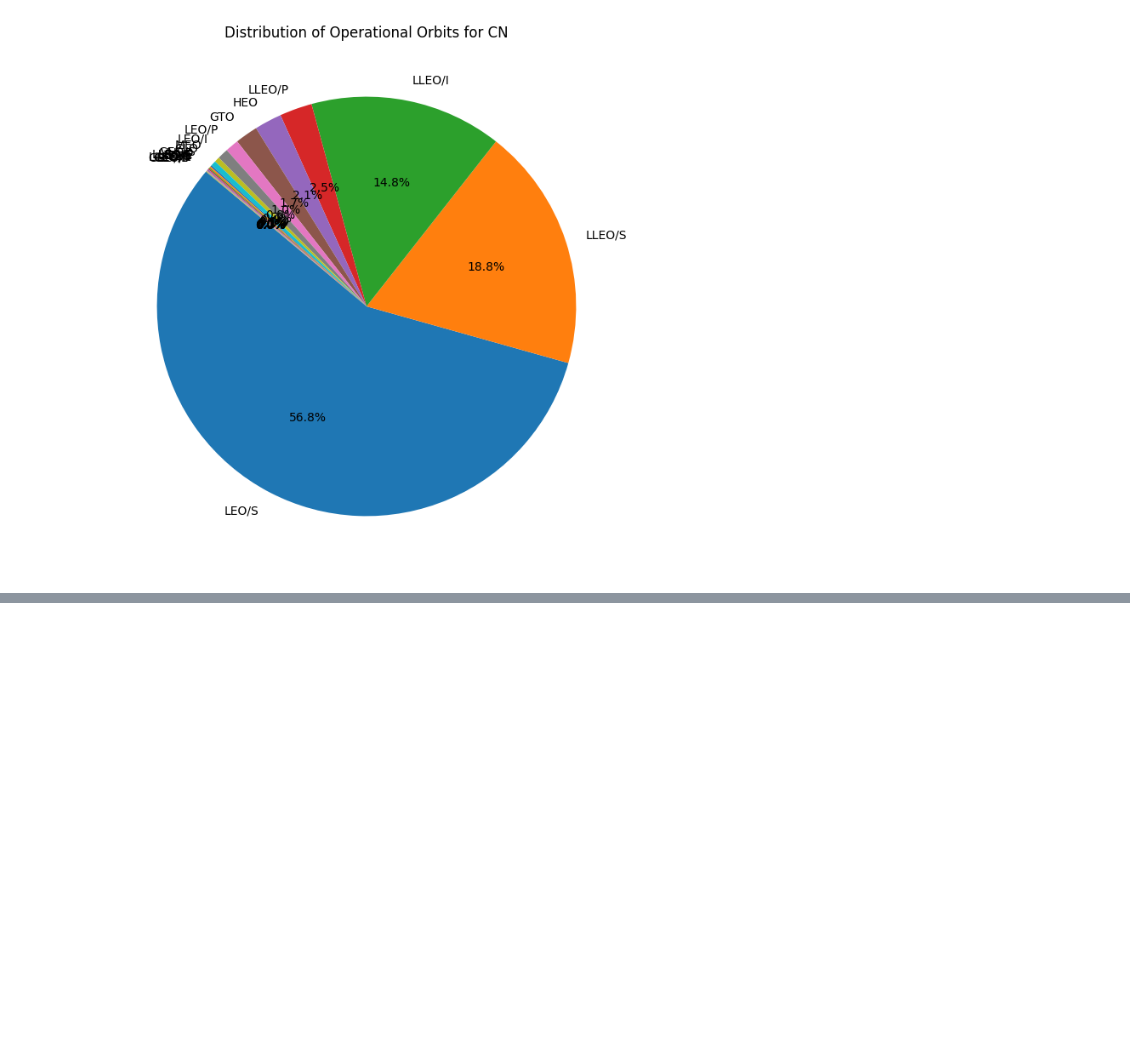
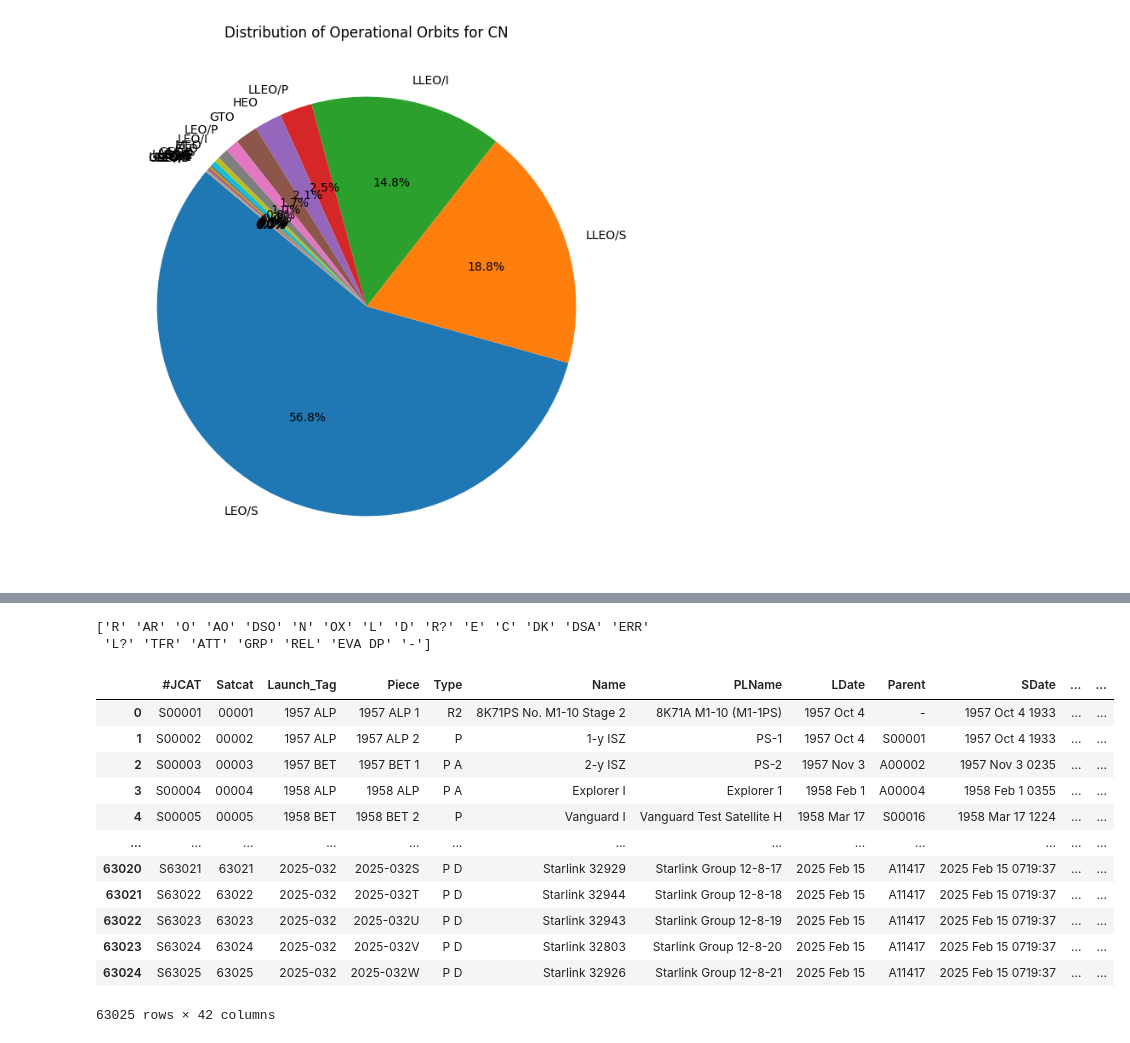
Before and after one commit to nourfahmy2003/Data-Science-project, a Jupyter notebook: ProjectFinale.ipynb, the cells around one changed output, grey strips where cells are left out. Saved outputs shown, nothing was run; the diff lists cells and outputs as text; code cells hidden in the pictures; blank space fills up the shorter version.

```diff
--- a/ProjectFinale.ipynb
+++ b/ProjectFinale.ipynb
@@ -242,0 +395,21 @@ plt.show()
+# %%
+df = pd.read_csv('satcat.tsv', sep='\t', low_memory=False)
+
+print(df['Status'].unique())
+df
+# %% [output]
+['R' 'AR' 'O' 'AO' 'DSO' 'N' 'OX' 'L' 'D' 'R?' 'E' 'C' 'DK' 'DSA' 'ERR'
+ 'L?' 'TFR' 'ATT' 'GRP' 'REL' 'EVA DP' '-']
+|  | #JCAT | Satcat | Launch_Tag | Piece | Type | Name | PLName | LDate | Parent | SDate | ... | ... |
+| 0 | S00001 | 00001 | 1957 ALP | 1957 ALP 1 | R2 | 8K71PS No. M1-10 Stage 2 | 8K71A M1-10 (M1-1PS) | 1957 Oct 4 | - | 1957 Oct 4 1933 | ... | ... |
+| 1 | S00002 | 00002 | 1957 ALP | 1957 ALP 2 | P | 1-y ISZ | PS-1 | 1957 Oct 4 | S00001 | 1957 Oct 4 1933 | ... | ... |
+| 2 | S00003 | 00003 | 1957 BET | 1957 BET 1 | P A | 2-y ISZ | PS-2 | 1957 Nov 3 | A00002 | 1957 Nov 3 0235 | ... | ... |
+| 3 | S00004 | 00004 | 1958 ALP | 1958 ALP | P A | Explorer I | Explorer 1 | 1958 Feb 1 | A00004 | 1958 Feb 1 0355 | ... | ... |
+| 4 | S00005 | 00005 | 1958 BET | 1958 BET 2 | P | Vanguard I | Vanguard Test Satellite H | 1958 Mar 17 | S00016 | 1958 Mar 17 1224 | ... | ... |
+| ... | ... | ... | ... | ... | ... | ... | ... | ... | ... | ... | ... | ... |
+| 63020 | S63021 | 63021 | 2025-032 | 2025-032S | P D | Starlink 32929 | Starlink Group 12-8-17 | 2025 Feb 15 | A11417 | 2025 Feb 15 0719:37 | ... | ... |
+| 63021 | S63022 | 63022 | 2025-032 | 2025-032T | P D | Starlink 32944 | Starlink Group 12-8-18 | 2025 Feb 15 | A11417 | 2025 Feb 15 0719:37 | ... | ... |
+| 63022 | S63023 | 63023 | 2025-032 | 2025-032U | P D | Starlink 32943 | Starlink Group 12-8-19 | 2025 Feb 15 | A11417 | 2025 Feb 15 0719:37 | ... | ... |
+| 63023 | S63024 | 63024 | 2025-032 | 2025-032V | P D | Starlink 32803 | Starlink Group 12-8-20 | 2025 Feb 15 | A11417 | 2025 Feb 15 0719:37 | ... | ... |
+| 63024 | S63025 | 63025 | 2025-032 | 2025-032W | P D | Starlink 32926 | Starlink Group 12-8-21 | 2025 Feb 15 | A11417 | 2025 Feb 15 0719:37 | ... | ... |
+63025 rows × 42 columns
```
Also changed, not shown: parts of 11 cells of this notebook, 1 other file.
